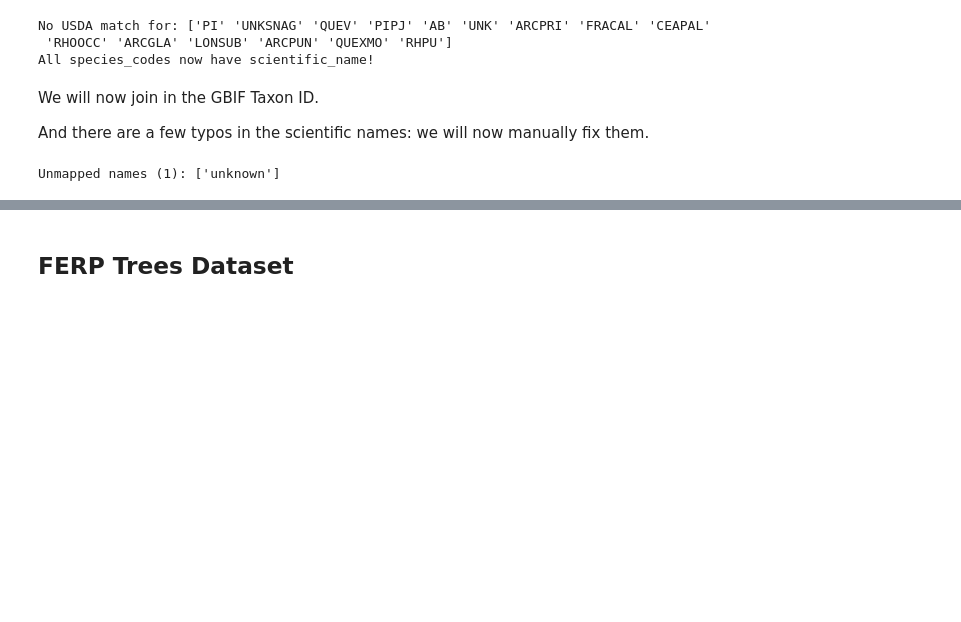
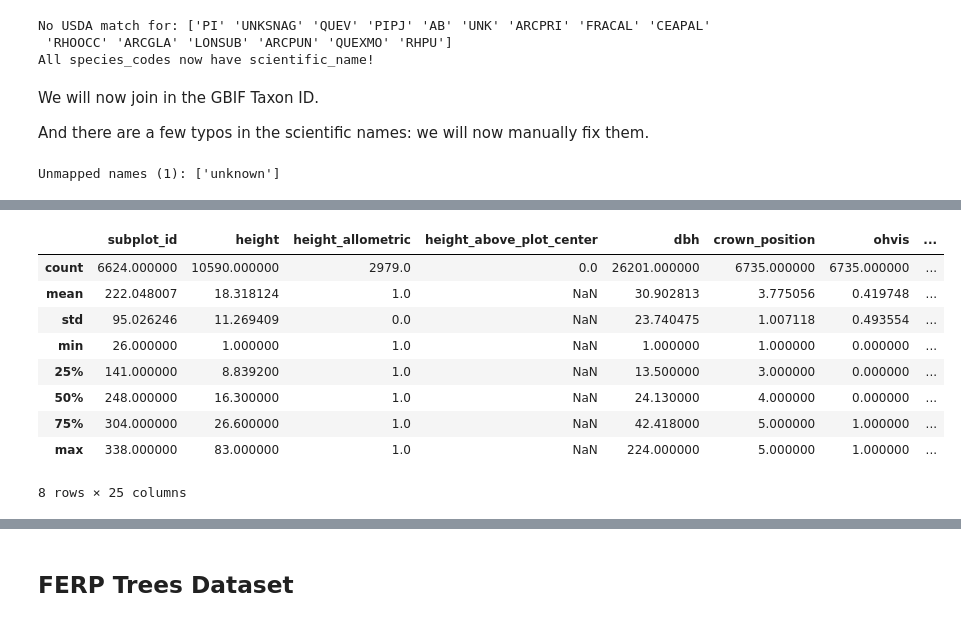
Before and after one commit to dangause/rs-hsi-botany, a Jupyter notebook: notebooks/pipeline/2_clean_tree_data.ipynb, the cells around one changed output, grey strips where cells are left out. Cells and saved outputs as stored; diff of their text form; code cells hidden in the pictures; blank space fills up the shorter version.

```diff
--- a/notebooks/pipeline/2_clean_tree_data.ipynb
+++ b/notebooks/pipeline/2_clean_tree_data.ipynb
@@ -228,0 +222,15 @@ Index(['plot_id', 'subplot_id', 'height', 'height_allometric',
+# %%
+ofo_cols = ['plot_id', 'gbif_taxon_key', 'geometry', 'scientific_name', 'common_name', 'sciname' 'height', 'dbh', 'crown_position', 'ohvis']
+
+ofo_trees_df = ofo_trees_df[ofo_cols]
+# %% [output]
+|  | subplot_id | height | height_allometric | height_above_plot_center | dbh | crown_position | ohvis | ... |
+| count | 6624.000000 | 10590.000000 | 2979.0 | 0.0 | 26201.000000 | 6735.000000 | 6735.000000 | ... |
+| mean | 222.048007 | 18.318124 | 1.0 | NaN | 30.902813 | 3.775056 | 0.419748 | ... |
+| std | 95.026246 | 11.269409 | 0.0 | NaN | 23.740475 | 1.007118 | 0.493554 | ... |
+| min | 26.000000 | 1.000000 | 1.0 | NaN | 1.000000 | 1.000000 | 0.000000 | ... |
+| 25% | 141.000000 | 8.839200 | 1.0 | NaN | 13.500000 | 3.000000 | 0.000000 | ... |
+| 50% | 248.000000 | 16.300000 | 1.0 | NaN | 24.130000 | 4.000000 | 0.000000 | ... |
+| 75% | 304.000000 | 26.600000 | 1.0 | NaN | 42.418000 | 5.000000 | 1.000000 | ... |
+| max | 338.000000 | 83.000000 | 1.0 | NaN | 224.000000 | 5.000000 | 1.000000 | ... |
+8 rows × 25 columns
```
Also changed, not shown: parts of 6 cells of this notebook, 2 other files.
